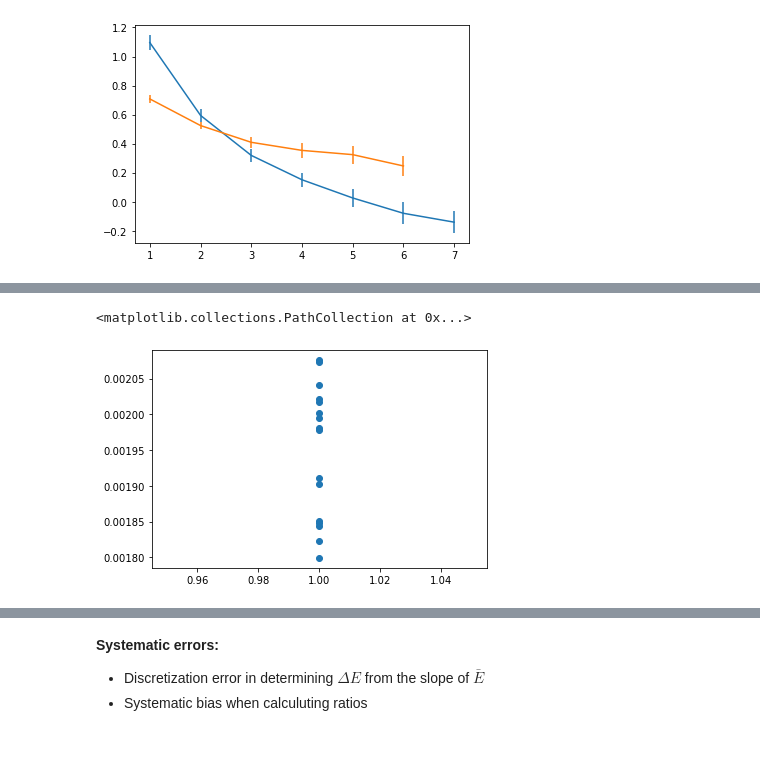
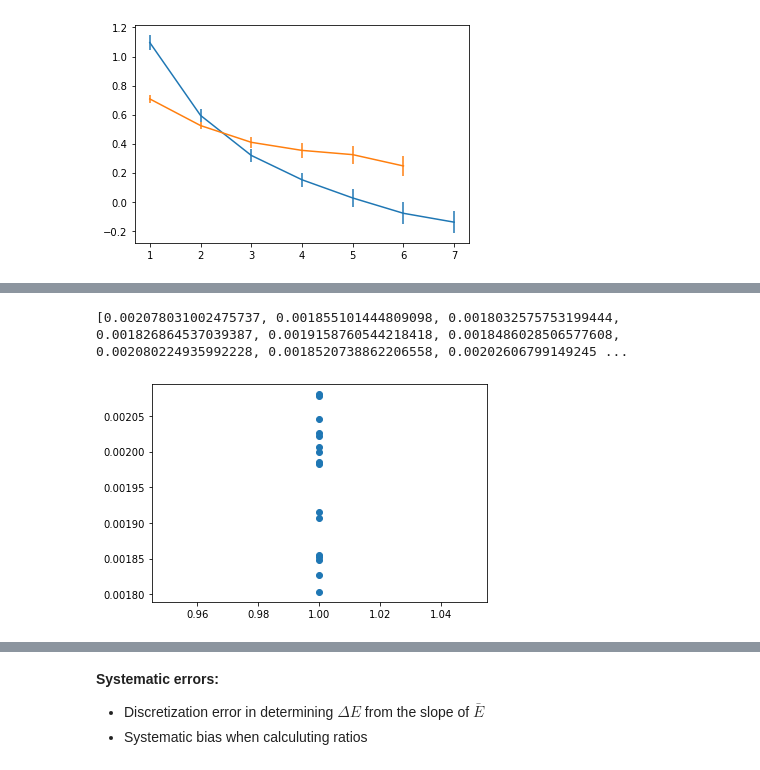
Before and after one commit to jinluchang/Qlattice, a Jupyter notebook: applications/false-vacuum-decay/false_vacuum_decay.ipynb, the cells around one changed output, grey strips where cells are left out. Cells and saved outputs as stored; diff of their text form; code cells hidden in the pictures.

```diff
--- a/applications/false-vacuum-decay/false_vacuum_decay.ipynb
+++ b/applications/false-vacuum-decay/false_vacuum_decay.ipynb
@@ -54,0 +55,10 @@ Loaded output_data/measurements_1x100_lmbd_0.01_v0_3.0_alpha_0.0_m_1.0_dt_0.2_ba
+# %%
+profile_tFV  = f"output_data/measurements_{total_site[0]}x{total_site[3]}_lmbd_{lmbd}_v0_{v0}_alpha_{alpha}_m_{m_particle}_dt_{dt}_bar_{barrier_strength}_M_1.0_L_0.0_tfull_{t_full}_tFV_{t_FV}_*_{version}.bin"
+tFV_ML = 65
+profile_ML  = f"output_data/measurements_{total_site[0]}x{total_site[3]}_lmbd_{lmbd}_v0_{v0}_alpha_{alpha}_m_{m_particle}_dt_{dt}_bar_{barrier_strength}_M_*_L_*_tfull_{t_full}_tFV_{tFV_ML}_*_{version}.bin"
+
+measurements.plot_mean_path(f"output_data/measurements_{total_site[0]}x{total_site[3]}_lmbd_{lmbd}_v0_{v0}_alpha_{alpha}_m_{m_particle}_dt_{dt}_bar_{barrier_strength}_M_*_L_*_tfull_{t_full}_tFV_{tFV_ML}_*_{version}.bin")
+#plt.legend()
+#fig = plt.gcf()
+#fig.set_size_inches(20, 10)
+plt.show()
@@ -98,2 +80,2 @@ measurements.calc_gamma_w_errors(Ms, Ls, sf, sf1, sf2)
 # %%
-gammas_M_L = measurements.calc_gamma_M_L_errors(Ms,Ls,sf,sf1,sf2)
+gammas_M_L = measurements.calc_gamma_M_L_errors(Ms,Ls,profile_ML, profile_tFV)
@@ -100,6 +99,7 @@ gammas_M_L = measurements.calc_gamma_M_L_errors(Ms,Ls,sf,sf1,sf2)
 # %%
-plt.scatter([1]*len(gammas_M_L), [gammas_M_L[i][0] for i in range(len(gammas_M_L))])
+plt.scatter([1]*len(gammas_M_L), [gammas_M_L[i] for i in range(len(gammas_M_L))])
+print(gammas_M_L)
 # %% [output]
-<matplotlib.collections.PathCollection at 0x...>
+[0.002078031002475737, 0.001855101444809098, 0.0018032575753199444, 0.001826864537039387, 0.0019158760544218418, 0.0018486028506577608, 0.002080224935992228, 0.0018520738862206558, 0.00202606799149245 ...
-[figure, old version]
+[figure, new version]
 # %%
```
Also changed, not shown: parts of 22 cells of this notebook, 1 other file.
